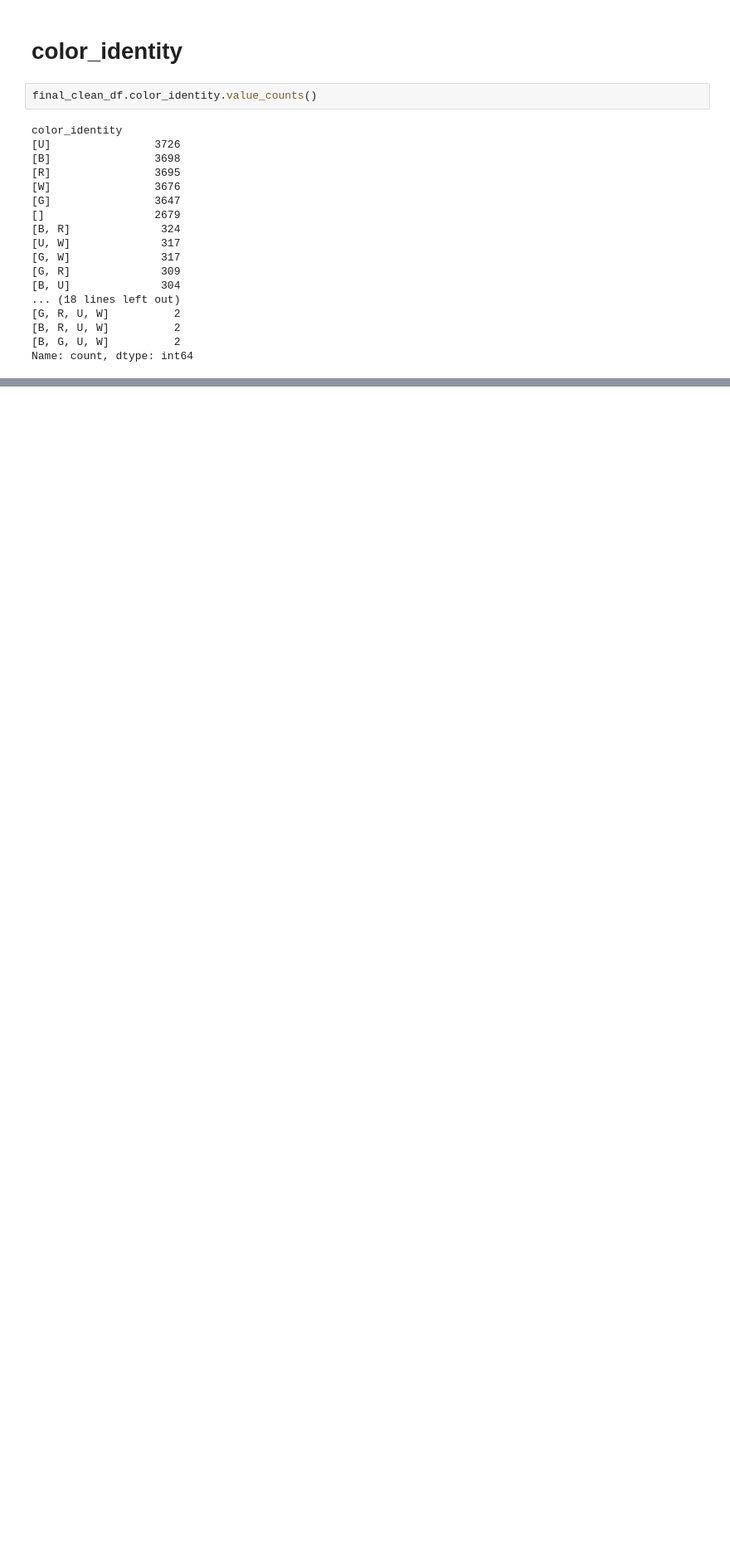
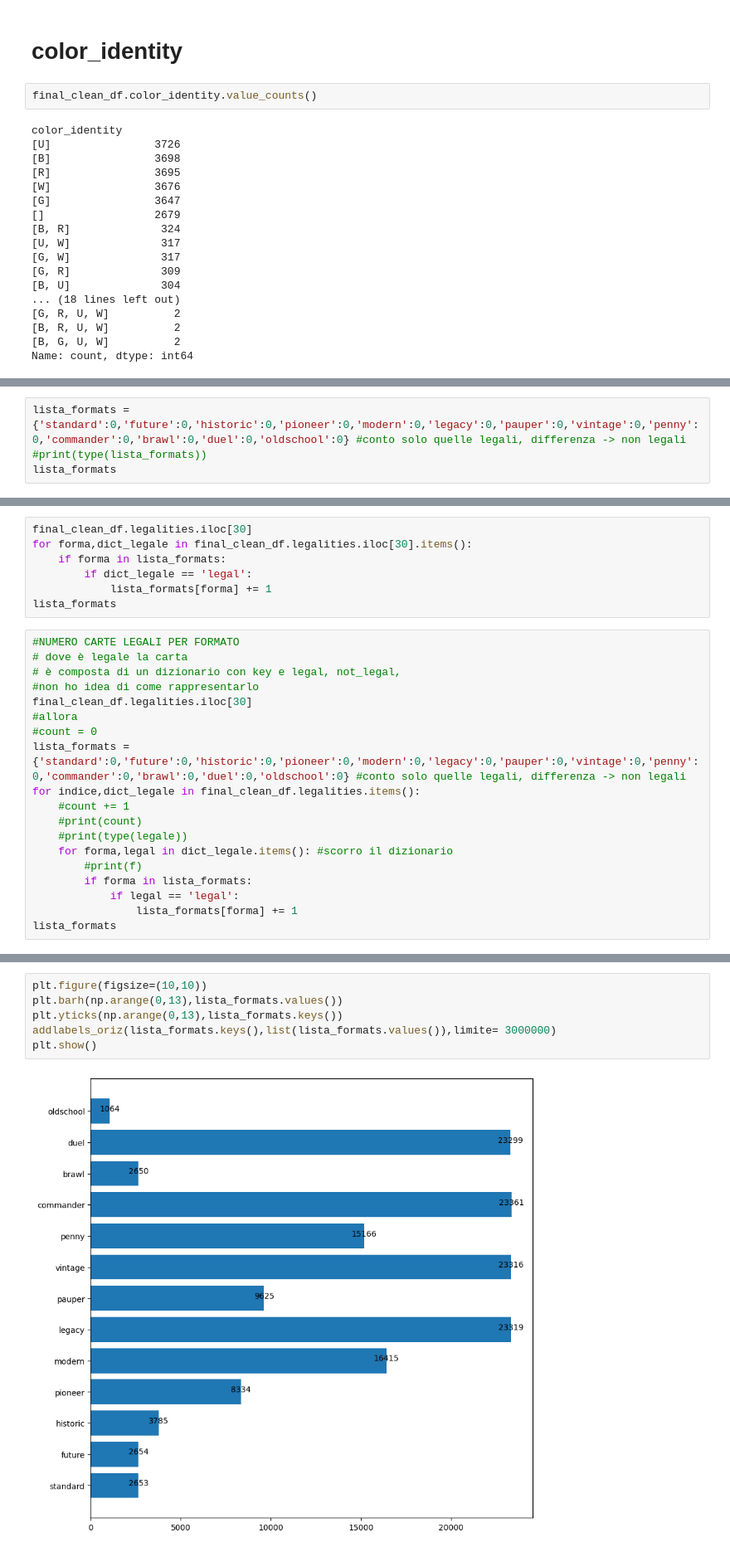
Before and after one commit to Mariodraghidicomodo/elaborato, a Jupyter notebook: progetto_data_scienze/codice/Some_Plots/Plot_final_df.ipynb, the cells around one changed output, grey strips where cells are left out. Shown at 83% size. Drawn from its saved outputs; the diff is of its cells as text; blank space fills up the shorter version.

```diff
--- a/progetto_data_scienze/codice/Some_Plots/Plot_final_df.ipynb
+++ b/progetto_data_scienze/codice/Some_Plots/Plot_final_df.ipynb
@@ -388,0 +393,4 @@ final_clean_df[final_clean_df.power == '16']
+# %%
+lista_formats = {'standard':0,'future':0,'historic':0,'pioneer':0,'modern':0,'legacy':0,'pauper':0,'vintage':0,'penny':0,'commander':0,'brawl':0,'duel':0,'oldschool':0} #conto solo quelle legali, differenza -> non legali
+#print(type(lista_formats))
+lista_formats
@@ -388,0 +427,26 @@ final_clean_df[final_clean_df.power == '16']
+# %%
+final_clean_df.legalities.iloc[30]
+for forma,dict_legale in final_clean_df.legalities.iloc[30].items():
+    if forma in lista_formats:
+        if dict_legale == 'legal':
+            lista_formats[forma] += 1
+lista_formats
+# %%
+#NUMERO CARTE LEGALI PER FORMATO
+# dove è legale la carta
+# è composta di un dizionario con key e legal, not_legal,
+#non ho idea di come rappresentarlo
+final_clean_df.legalities.iloc[30]
+#allora
+#count = 0
+lista_formats = {'standard':0,'future':0,'historic':0,'pioneer':0,'modern':0,'legacy':0,'pauper':0,'vintage':0,'penny':0,'commander':0,'brawl':0,'duel':0,'oldschool':0} #conto solo quelle legali, differenza -> non legali
+for indice,dict_legale in final_clean_df.legalities.items():
+    #count += 1
+    #print(count)
+    #print(type(legale))
+    for forma,legal in dict_legale.items(): #scorro il dizionario
+        #print(f)
+        if forma in lista_formats:
+            if legal == 'legal':
+                lista_formats[forma] += 1
+lista_formats
@@ -388,0 +472,8 @@ final_clean_df[final_clean_df.power == '16']
+# %%
+plt.figure(figsize=(10,10))
+plt.barh(np.arange(0,13),lista_formats.values())
+plt.yticks(np.arange(0,13),lista_formats.keys())
+addlabels_oriz(lista_formats.keys(),list(lista_formats.values()),limite= 3000000)
+plt.show()
+# %% [output]
+[figure, added]
```
Also changed, not shown: parts of 33 cells of this notebook, 2 other files.
